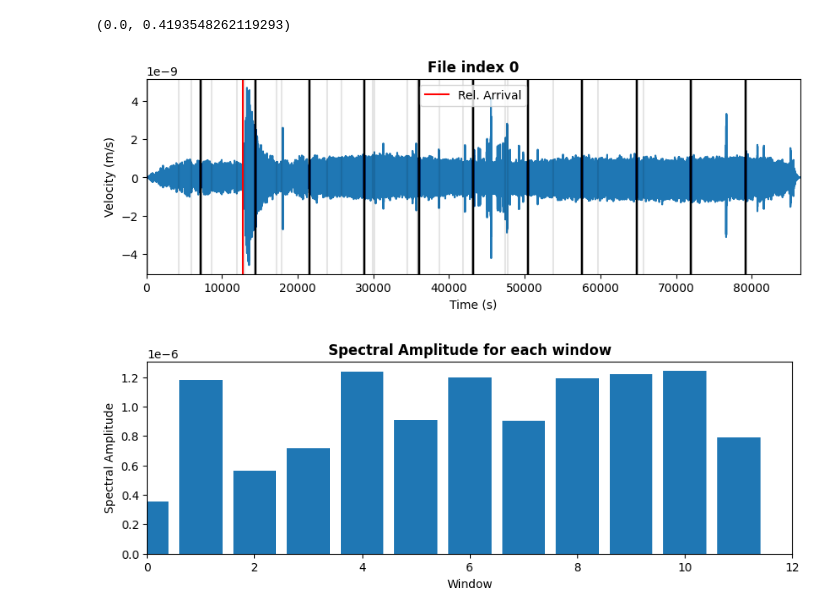
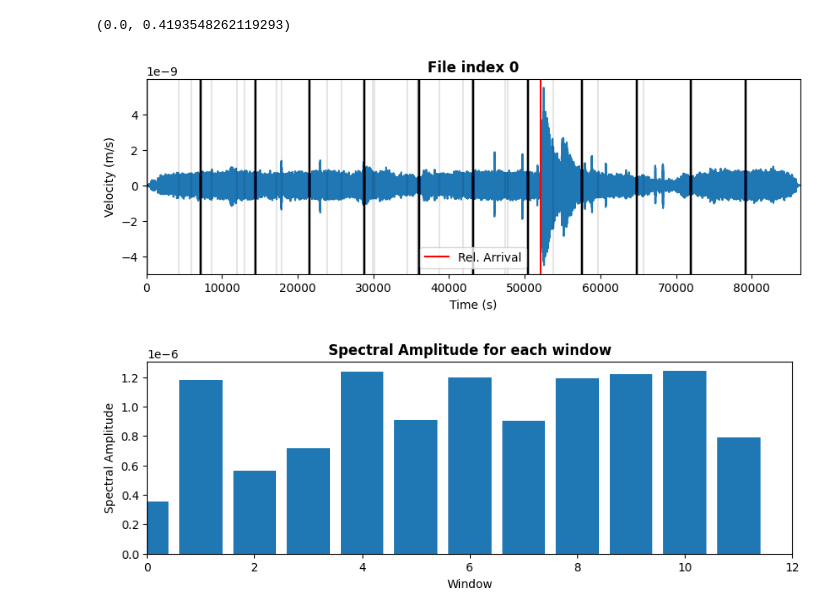
Before and after one commit to Nella1414/nasa-app, a Jupyter notebook: solve.ipynb, the cells around one changed output. Drawn from its saved outputs; the diff is of its cells as text; code cells hidden in the pictures.

```diff
--- a/solve.ipynb
+++ b/solve.ipynb
@@ -361,37 +361,37 @@ accuracy, loss
 # %% [output]
 (0.0, 0.4193548262119293)
 # %%
-final_test = get_file_data(0)
+final_test = get_file_data(4)
 times = final_test['times']
 data = final_test['data']
 event_time = final_test['event_time']
 
 # plot
 fig,ax = plt.subplots(1,1,figsize=(10,3))
 ax.plot(times, data)
 
 # Make the plot pretty
 ax.set_xlim([min(times), max(times)])
 ax.set_ylabel('Velocity (m/s)')
 ax.set_xlabel('Time (s)')
 ax.set_title(f'File index 0', fontweight='bold')
 
 # Plot where the arrival time is
 arrival_line = ax.axvline(x=event_time, c='red', label='Rel. Arrival')
 ax.legend(handles=[arrival_line])
 
 # draw a line for each window and its number
 for i in range(len(windows)):
     window = windows[i]
     ax.axvline(x=window.time.iloc[0], c='black', alpha=0.1)
 
 
 plt.show()
 
 # adaboost
 # xgboost
 # %% [output]
-[figure, old version]
+[figure, new version]
 # %%
 # Lets to predict the windows
 windowed_data = get_windowed_data(pd.DataFrame(dict(
```
Also changed, not shown: 1 other file.
